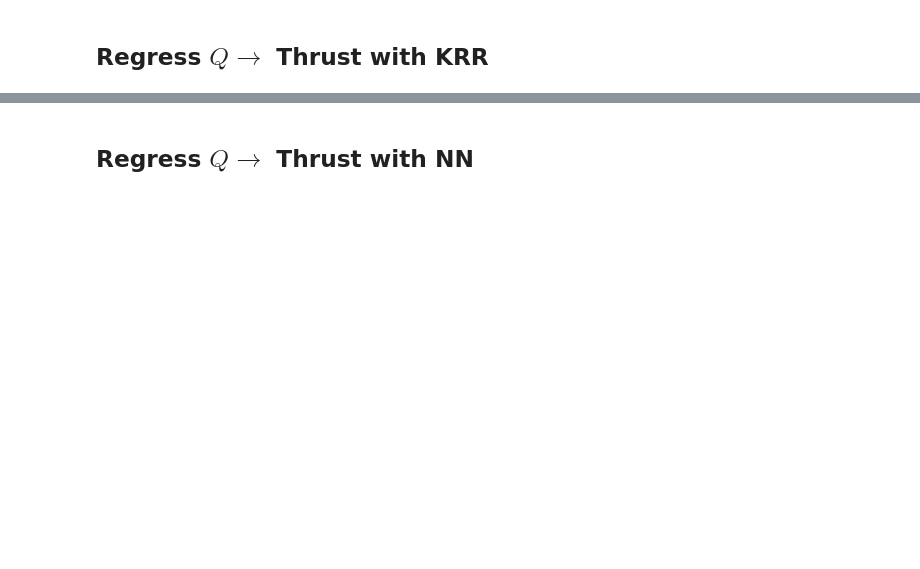
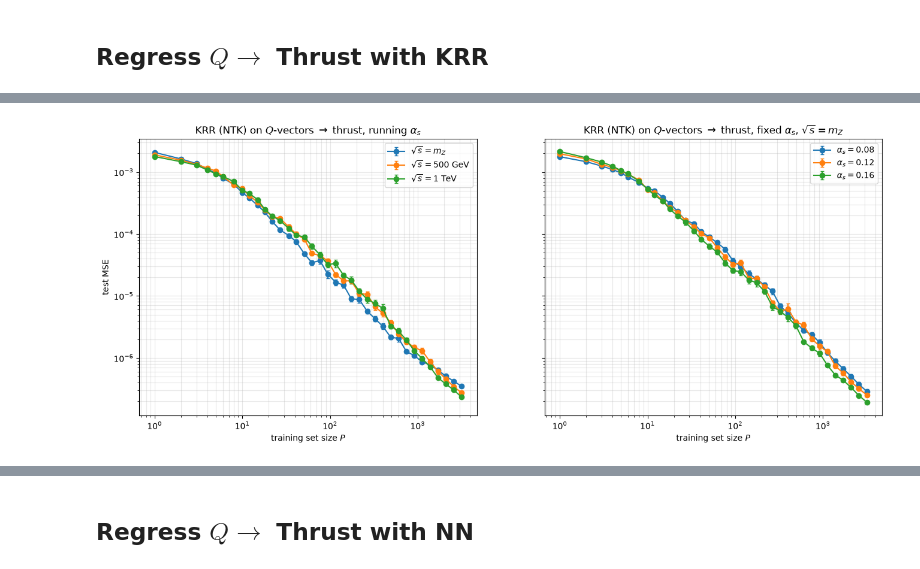
Before and after one commit to Shutko/Jet-Scaling-Laws, a Jupyter notebook: StevensCode/Q_NN.ipynb, the cells around one changed output, grey strips where cells are left out. Cells and saved outputs as stored; diff of their text form; code cells hidden in the pictures; blank space fills up the shorter version.

```diff
--- a/StevensCode/Q_NN.ipynb
+++ b/StevensCode/Q_NN.ipynb
@@ -94,0 +101,18 @@ ax2.legend(); ax2.grid(True, which='both', alpha=0.3)
+# %%
+λ = 1e-10
+reps = np.array([n_reps(P) for P in Ps])
+fig, (ax1, ax2) = plt.subplots(1, 2, figsize=(16, 6), sharey=True)
+
+L, S = KRR_NTK_losses[λ]['Z1'];        ax1.errorbar(Ps, L, S/np.sqrt(reps), fmt='o-', color='C0', capsize=2, label=r'$\sqrt{s} = m_Z$')
+L, S = KRR_NTK_losses[λ]['Z1_500GeV']; ax1.errorbar(Ps, L, S/np.sqrt(reps), fmt='o-', color='C1', capsize=2, label=r'$\sqrt{s} = 500$ GeV')
+L, S = KRR_NTK_losses[λ]['Z1_1TeV'];   ax1.errorbar(Ps, L, S/np.sqrt(reps), fmt='o-', color='C2', capsize=2, label=r'$\sqrt{s} = 1$ TeV')
+ax1.set_title(r'KRR (NTK) on $Q$-vectors $\to$ thrust, running $\alpha_s$'); ax1.set_xlabel('training set size $P$'); ax1.set_ylabel('test MSE')
+ax1.set_xscale('log'); ax1.set_yscale('log'); ax1.legend(); ax1.grid(True, which='both', alpha=0.3)
+
+L, S = KRR_NTK_losses[λ]['Z1_fix08'];  ax2.errorbar(Ps, L, S/np.sqrt(reps), fmt='o-', color='C0', capsize=2, label=r'$\alpha_s = 0.08$')
+L, S = KRR_NTK_losses[λ]['Z1_fix12'];  ax2.errorbar(Ps, L, S/np.sqrt(reps), fmt='o-', color='C1', capsize=2, label=r'$\alpha_s = 0.12$')
+L, S = KRR_NTK_losses[λ]['Z1_fix16'];  ax2.errorbar(Ps, L, S/np.sqrt(reps), fmt='o-', color='C2', capsize=2, label=r'$\alpha_s = 0.16$')
+ax2.set_title(r'KRR (NTK) on $Q$-vectors $\to$ thrust, fixed $\alpha_s$, $\sqrt{s} = m_Z$'); ax2.set_xlabel('training set size $P$')
+ax2.set_xscale('log'); ax2.legend(); ax2.grid(True, which='both', alpha=0.3)
+# %% [output]
+[figure, added]
```
Also changed, not shown: parts of 6 cells of this notebook, 10 other files.
